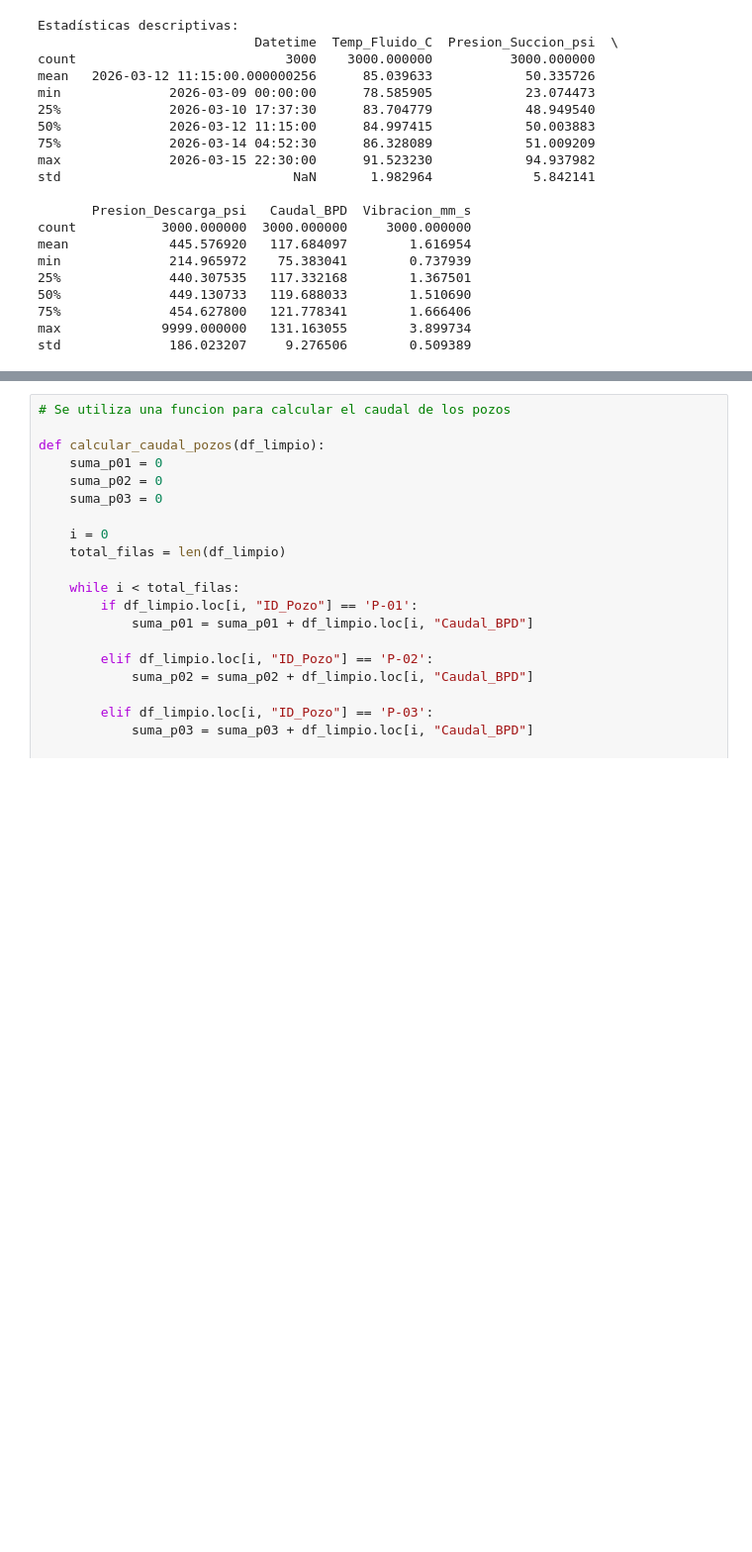
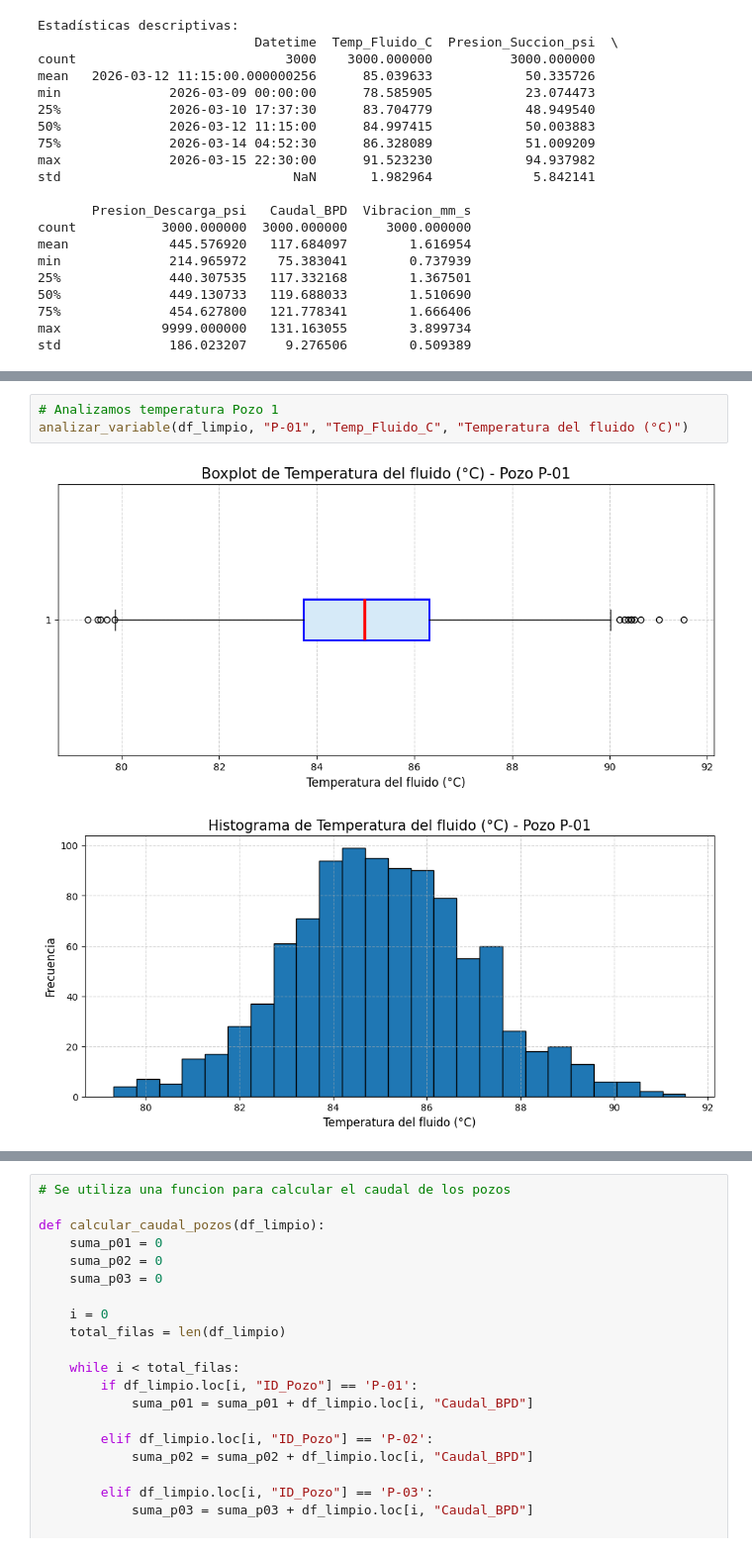
Before and after one commit to dacdemon/ITD, a Jupyter notebook: Practica_3.ipynb, the cells around one changed output, grey strips where cells are left out. Shown at 99% size. Cells and saved outputs as stored; diff of their text form; blank space fills up the shorter version.

```diff
--- a/Practica_3.ipynb
+++ b/Practica_3.ipynb
@@ -243,0 +256,6 @@ Período total:  6 days 22:30:00
+# %%
+# Analizamos temperatura Pozo 1
+analizar_variable(df_limpio, "P-01", "Temp_Fluido_C", "Temperatura del fluido (°C)")
+# %% [output]
+[figure, added]
+[figure, added]
```
Also changed, not shown: parts of 41 cells of this notebook.
